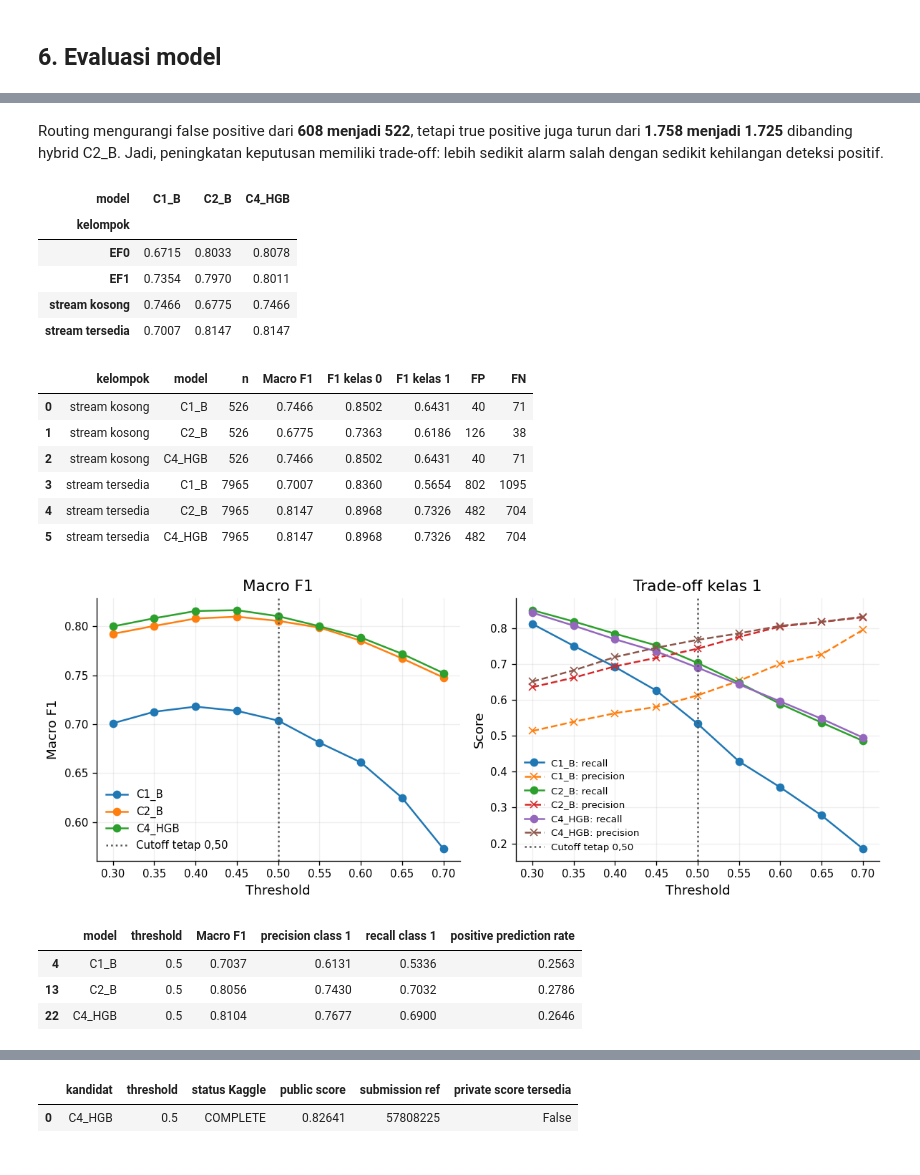
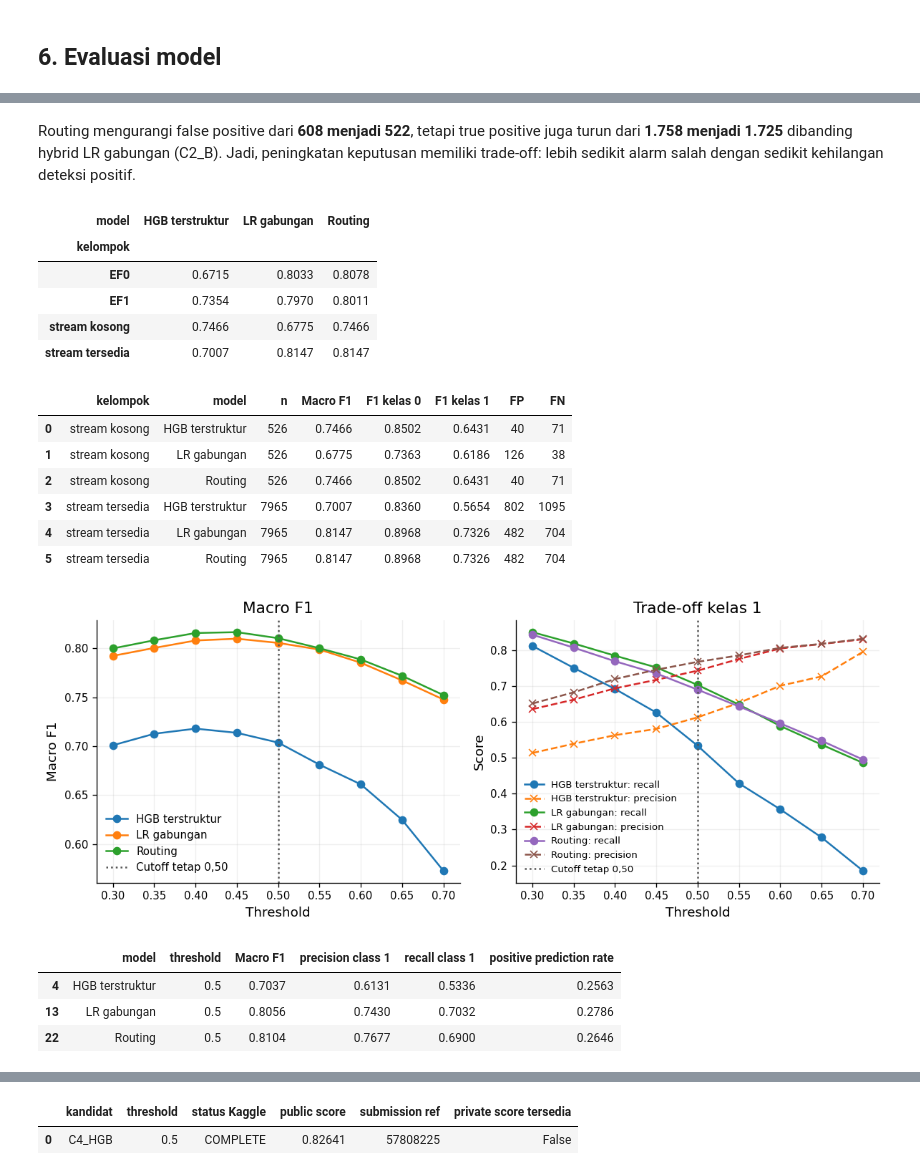
Before and after one commit to samindriano/tk2-kasdad, a Jupyter notebook: notebooks/samuel/final/TP2_Classification_A06_KasdudLovers_SamuelIndriano_2406400524.ipynb, the cells around one changed output, grey strips where cells are left out. Drawn from its saved outputs; the diff is of its cells as text; code cells hidden in the pictures.

```diff
--- a/notebooks/samuel/final/TP2_Classification_A06_KasdudLovers_SamuelIndriano_2406400524.ipynb
+++ b/notebooks/samuel/final/TP2_Classification_A06_KasdudLovers_SamuelIndriano_2406400524.ipynb
@@ -436,4 +438,6 @@ Tabel berikut berasal dari eksperimen historis terverifikasi. Primary menggabung
 # %%
+MODEL_LABELS = {"C0_A":"Majority", "C0_C":"LR dua fitur", "C1_A":"LR terstruktur", "C1_B":"HGB terstruktur", "C2_A":"LR teks", "C2_B":"LR gabungan", "C4_LR":"Routing fallback LR", "C4_HGB":"Routing"}
+
 def load_verified_history(round_name):
     folder = PROJECT_ROOT / f"reports/classification_{round_name}"
     result = json.loads((folder / "results.json").read_text(encoding="utf-8"))
@@ -459,7 +463,7 @@ for recipe, label in names.items():
 evolution_rows.append({"recipe":"C4_HGB","metode":"Hybrid + HGB availability routing",
     "Primary Macro F1":r2_primary["C4_HGB"]["metrics"]["macro_f1"],
     "H12 Macro F1":r2_h12["C4_HGB"]["metrics"]["macro_f1"]})
-evolution = pd.DataFrame(evolution_rows).set_index("recipe")
+evolution = pd.DataFrame(evolution_rows).set_index("recipe").rename(index=MODEL_LABELS).rename(index=MODEL_LABELS)
 display(evolution.round(5))
 ax=evolution[["Primary Macro F1","H12 Macro F1"]].plot.barh(color=["#276b86","#b45d36"],figsize=(9,4))
 ax.set(title="Historis: alasan beralih dari baseline ke routing", xlabel="Macro F1", xlim=(0,1),ylabel="")
@@ -469,10 +473,10 @@ threshold_rows = []
 for family, key in [("Primary", "primary"), ("H12 pooled", "secondary")]:
     for policy in ["fixed_0.5", "inner_pooled"]:
         cell = history_r2["aggregate"][key][policy]["C2_B"]
-        threshold_rows.append({"recipe": "C2_B", "keluarga": family, "policy": policy,
+        threshold_rows.append({"recipe": MODEL_LABELS["C2_B"], "keluarga": family, "policy": policy,
                                "Macro F1": cell["metrics"]["macro_f1"]})
         route = history_r2["aggregate"][key][policy]["C4_HGB"]
-        threshold_rows.append({"recipe": "C4_HGB", "keluarga": family, "policy": policy,
+        threshold_rows.append({"recipe": MODEL_LABELS["C4_HGB"], "keluarga": family, "policy": policy,
                                "Macro F1": route["metrics"]["macro_f1"]})
 display(pd.DataFrame(threshold_rows).pivot_table(index=["recipe", "keluarga"], columns="policy",
                                                  values="Macro F1").round(4))
@@ -482,7 +486,7 @@ for recipe in ["C2_B", "C4_LR", "C4_HGB"]:
     primary = r2_primary[recipe]
     h12 = r2_h12[recipe]
     route_comparison.append({
-        "recipe": recipe,
+        "recipe": MODEL_LABELS.get(recipe, recipe),
         "primary Macro F1": primary["metrics"]["macro_f1"],
         "H12 Macro F1": h12["metrics"]["macro_f1"],
         "primary stream-present F1": primary["subgroups"]["stream_present"]["macro_f1"],
@@ -490,7 +494,7 @@ for recipe in ["C2_B", "C4_LR", "C4_HGB"]:
         "H12 stream-present F1": h12["subgroups"]["stream_present"]["macro_f1"],
         "H12 stream-missing F1": h12["subgroups"]["stream_missing"]["macro_f1"],
     })
-display(pd.DataFrame(route_comparison).set_index("recipe").round(4))
+display(pd.DataFrame(route_comparison).set_index("recipe").rename(index=MODEL_LABELS).rename(index=MODEL_LABELS).round(4))
 # %% [output]
 |  | metode | Primary Macro F1 | H12 Macro F1 |
 | recipe |  |  |  |
@@ -635,12 +639,12 @@ overall_rows = []
 class_rows = []
 for name, result in metric_results.items():
     m = result
-    overall_rows.append({"model": name, "n": m["n"], "Macro F1": m["macro_f1"],
+    overall_rows.append({"model": MODEL_LABELS.get(name, name), "n": m["n"], "Macro F1": m["macro_f1"],
                          "F1 kelas 0": m["per_class"][0]["f1"], "F1 kelas 1": m["per_class"][1]["f1"],
                          "AP": m["average_precision"], "positive aktual": m["positive_rate"],
                          "positive prediksi": m["positive_prediction_rate"]})
     for cls in m["per_class"]:
-        class_rows.append({"model": name, "kelas": cls["label"], "support": cls["support"],
+        class_rows.append({"model": MODEL_LABELS.get(name, name), "kelas": cls["label"], "support": cls["support"],
                            "precision": cls["precision"], "recall": cls["recall"], "F1": cls["f1"]})
 overall_table = pd.DataFrame(overall_rows).set_index("model")
 display(overall_table.style.format("{:.4f}", subset=["Macro F1", "F1 kelas 0", "F1 kelas 1", "AP", "positive aktual", "positive prediksi"]))
@@ -650,7 +654,7 @@ fig, axes = plt.subplots(1, 3, figsize=(11, 3.4))
 for ax, (name, result) in zip(axes, metric_results.items()):
     cm = np.asarray(result["confusion_matrix"])
     ax.imshow(cm, cmap="Blues")
-    ax.set(title=name, xlabel="Prediksi", ylabel="Aktual", xticks=[0, 1], yticks=[0, 1])
+    ax.set(title=MODEL_LABELS.get(name, name), xlabel="Prediksi", ylabel="Aktual", xticks=[0, 1], yticks=[0, 1])
     for (i, j), value in np.ndenumerate(cm):
         ax.text(j, i, f"{value:,}", ha="center", va="center",
                 color="white" if value > cm.max() * 0.55 else "#222222")
@@ -663,7 +667,7 @@ for name, p in probabilities.items():
     for cycle in sorted(np.unique(validation_cycles)):
         mask = validation_cycles == cycle
         m = binary_metrics(y_valid[mask], p[mask], threshold)
-        cycle_rows.append({"model": name, "cycle": int(cycle), "n": int(mask.sum()),
+        cycle_rows.append({"model": MODEL_LABELS.get(name, name), "cycle": int(cycle), "n": int(mask.sum()),
                            "Macro F1": m["macro_f1"], "prevalence": m["positive_rate"],
                            "positive prediksi": m["positive_prediction_rate"]})
 cycle_table = pd.DataFrame(cycle_rows)
@@ -698,5 +702,5 @@ display(equal_cycle.to_frame().round(4))
 # %% [markdown]
-Routing mengurangi false positive dari **608 menjadi 522**, tetapi true positive juga turun dari **1.758 menjadi 1.725** dibanding hybrid C2_B. Jadi, peningkatan keputusan memiliki trade-off: lebih sedikit alarm salah dengan sedikit kehilangan deteksi positif.
+Routing mengurangi false positive dari **608 menjadi 522**, tetapi true positive juga turun dari **1.758 menjadi 1.725** dibanding hybrid LR gabungan (C2_B). Jadi, peningkatan keputusan memiliki trade-off: lebih sedikit alarm salah dengan sedikit kehilangan deteksi positif.
 # %%
 subgroup_masks = {
     "stream kosong": missing_valid,
@@ -708,7 +712,7 @@ subgroup_rows = []
 for group, mask in subgroup_masks.items():
     for name, p in probabilities.items():
         m = binary_metrics(y_valid[mask], p[mask], threshold)
-        subgroup_rows.append({"kelompok": group, "model": name, "n": m["n"],
+        subgroup_rows.append({"kelompok": group, "model": MODEL_LABELS.get(name, name), "n": m["n"],
                               "Macro F1": m["macro_f1"], "F1 kelas 0": m["per_class"][0]["f1"],
                               "F1 kelas 1": m["per_class"][1]["f1"],
                               "FP": m["false_positive"], "FN": m["false_negative"]})
@@ -723,46 +727,46 @@ cutoff_grid = np.round(np.arange(0.30, 0.701, 0.05), 2)
 for name, p in probabilities.items():
     for cutoff in cutoff_grid:
         m = binary_metrics(y_valid, p, float(cutoff))
-        threshold_rows.append({"model": name, "threshold": cutoff, "Macro F1": m["macro_f1"],
+        threshold_rows.append({"model": MODEL_LABELS.get(name, name), "threshold": cutoff, "Macro F1": m["macro_f1"],
                                "precision class 1": m["per_class"][1]["precision"],
                                "recall class 1": m["per_class"][1]["recall"],
                                "positive prediction rate": m["positive_prediction_rate"]})
 threshold_table = pd.DataFrame(threshold_rows)
 fig, axes = plt.subplots(1, 2, figsize=(10, 4))
 for name, group in threshold_table.groupby("model"):
     axes[0].plot(group.threshold, group["Macro F1"], marker="o", label=name)
     axes[1].plot(group.threshold, group["recall class 1"], marker="o", label=f"{name}: recall")
     axes[1].plot(group.threshold, group["precision class 1"], marker="x", linestyle="--", label=f"{name}: precision")
 for ax in axes:
     ax.axvline(0.50, color="#555555", linestyle=":", label="Cutoff tetap 0,50")
     ax.set_xlabel("Threshold")
     ax.grid(alpha=0.2)
 axes[0].set(title="Macro F1", ylabel="Macro F1")
 axes[1].set(title="Trade-off kelas 1", ylabel="Score")
 axes[0].legend(frameon=False)
 axes[1].legend(frameon=False, fontsize=8)
 plt.tight_layout()
 plt.show()
 display(threshold_table[threshold_table.threshold.eq(0.50)].round(4))
 # %% [output]
-| model | C1_B | C2_B | C4_HGB |
+| model | HGB terstruktur | LR gabungan | Routing |
 | kelompok |  |  |  |
 | EF0 | 0.6715 | 0.8033 | 0.8078 |
 | EF1 | 0.7354 | 0.7970 | 0.8011 |
 | stream kosong | 0.7466 | 0.6775 | 0.7466 |
 | stream tersedia | 0.7007 | 0.8147 | 0.8147 |
 |  | kelompok | model | n | Macro F1 | F1 kelas 0 | F1 kelas 1 | FP | FN |
-| 0 | stream kosong | C1_B | 526 | 0.7466 | 0.8502 | 0.6431 | 40 | 71 |
-| 1 | stream kosong | C2_B | 526 | 0.6775 | 0.7363 | 0.6186 | 126 | 38 |
-| 2 | stream kosong | C4_HGB | 526 | 0.7466 | 0.8502 | 0.6431 | 40 | 71 |
-| 3 | stream tersedia | C1_B | 7965 | 0.7007 | 0.8360 | 0.5654 | 802 | 1095 |
-| 4 | stream tersedia | C2_B | 7965 | 0.8147 | 0.8968 | 0.7326 | 482 | 704 |
-| 5 | stream tersedia | C4_HGB | 7965 | 0.8147 | 0.8968 | 0.7326 | 482 | 704 |
+| 0 | stream kosong | HGB terstruktur | 526 | 0.7466 | 0.8502 | 0.6431 | 40 | 71 |
+| 1 | stream kosong | LR gabungan | 526 | 0.6775 | 0.7363 | 0.6186 | 126 | 38 |
+| 2 | stream kosong | Routing | 526 | 0.7466 | 0.8502 | 0.6431 | 40 | 71 |
+| 3 | stream tersedia | HGB terstruktur | 7965 | 0.7007 | 0.8360 | 0.5654 | 802 | 1095 |
+| 4 | stream tersedia | LR gabungan | 7965 | 0.8147 | 0.8968 | 0.7326 | 482 | 704 |
+| 5 | stream tersedia | Routing | 7965 | 0.8147 | 0.8968 | 0.7326 | 482 | 704 |
-[figure, old version]
+[figure, new version]
 |  | model | threshold | Macro F1 | precision class 1 | recall class 1 | positive prediction rate |
-| 4 | C1_B | 0.5 | 0.7037 | 0.6131 | 0.5336 | 0.2563 |
-| 13 | C2_B | 0.5 | 0.8056 | 0.7430 | 0.7032 | 0.2786 |
-| 22 | C4_HGB | 0.5 | 0.8104 | 0.7677 | 0.6900 | 0.2646 |
+| 4 | HGB terstruktur | 0.5 | 0.7037 | 0.6131 | 0.5336 | 0.2563 |
+| 13 | LR gabungan | 0.5 | 0.8056 | 0.7430 | 0.7032 | 0.2786 |
+| 22 | Routing | 0.5 | 0.8104 | 0.7677 | 0.6900 | 0.2646 |
 # %% [markdown]
 Kurva threshold hanya diagnostik; keputusan tetap **0,50**.
 
```
Also changed, not shown: parts of 9 cells of this notebook, 3 other files.
